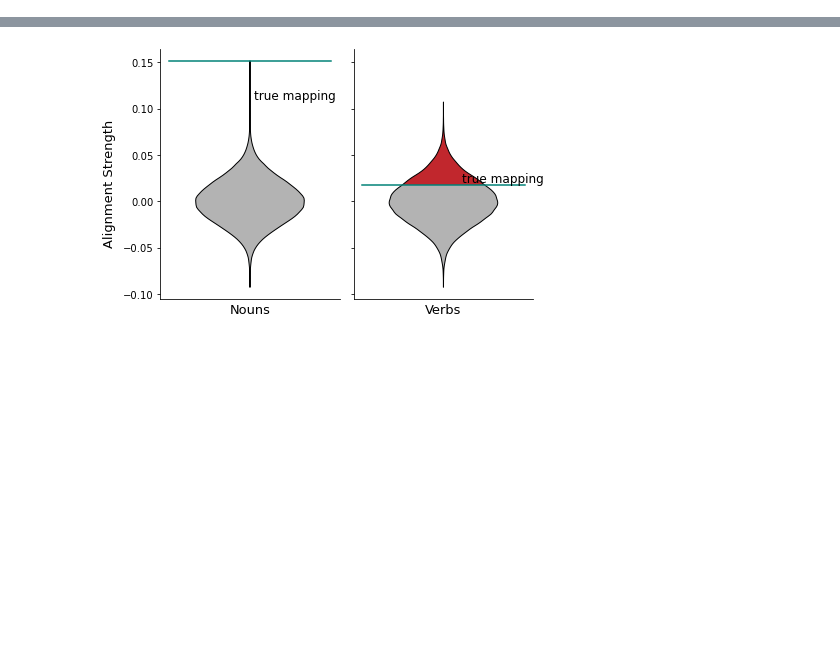
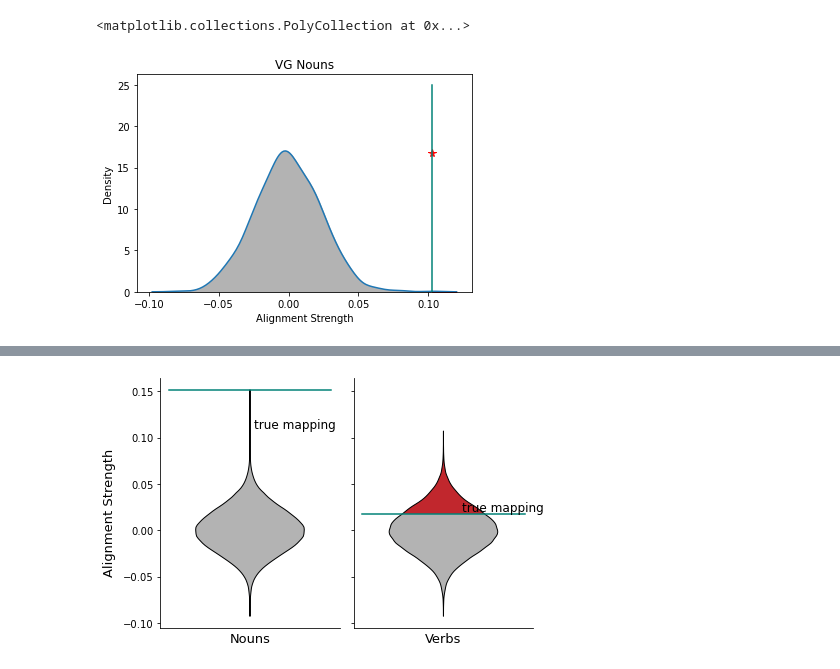
Before and after one commit to FlamingoZh/alignability, a Jupyter notebook: jupyter/plot_single_exemplar_alignment.ipynb, the cells around one changed output, grey strips where cells are left out. Drawn from its saved outputs; the diff is of its cells as text; code cells hidden in the pictures; blank space fills up the shorter version.

```diff
--- a/jupyter/plot_single_exemplar_alignment.ipynb
+++ b/jupyter/plot_single_exemplar_alignment.ipynb
@@ -138,0 +139,15 @@ sns.swarmplot(y="alignment_true", x="type", data=df_true, color="red")
+# %%
+ax=sns.distplot(vg_noun_list,hist=False)
+data_x, data_y = ax.lines[0].get_data()
+x_t = vg_noun_list[0]
+y_i = np.interp(x_t ,data_x, data_y)
+plt.plot(x_t ,yi , marker="*", markersize=8, color='r')
+ax.set(xlabel='Alignment Strength',title='VG Nouns')
+# ax.vlines(vg_noun_list[0],0,yi,color='r')
+ax.plot((x_t, x_t), (0, 25), color='#008176')
+
+plt.fill_between(data_x,data_y, where = data_x >=x_t, color="#c1272d")
+plt.fill_between(data_x,data_y, where = data_x <=x_t, color="#b3b3b3")
+# %% [output]
+<matplotlib.collections.PolyCollection at 0x...>
+[figure, added]
```
Also changed, not shown: parts of 9 cells of this notebook, 24 other files.
